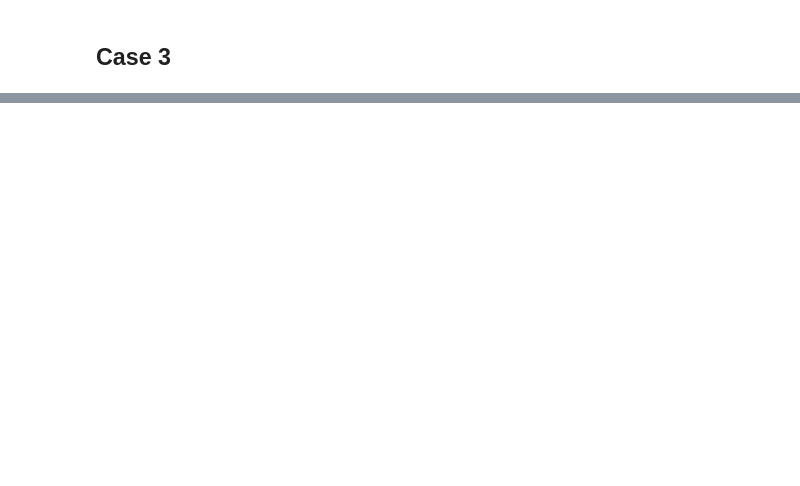
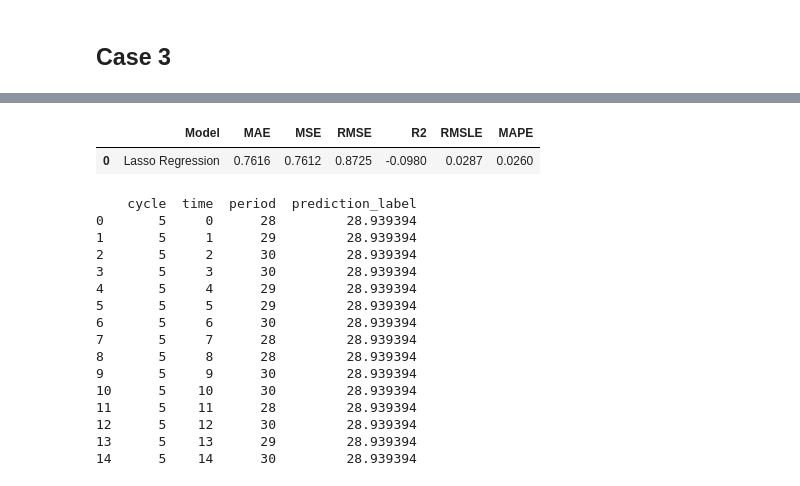
Before and after one commit to cilab-ufersa/period_cycle_prediction, a Jupyter notebook: period_cycle_prediction/arima.ipynb, the cells around one changed output, grey strips where cells are left out. Saved outputs shown, nothing was run; the diff lists cells and outputs as text; code cells hidden in the pictures; blank space fills up the shorter version.

```diff
--- a/period_cycle_prediction/arima.ipynb
+++ b/period_cycle_prediction/arima.ipynb
@@ -222,0 +266,28 @@ Attributes:
+# %%
+# predicition with best model
+
+best_model = create_model('lasso')
+
+# predict unseen data
+
+unseen_predictions = predict_model(best_model, data=input_test_total_regular_cycle_df)
+print(unseen_predictions)
+# %% [output]
+|  | Model | MAE | MSE | RMSE | R2 | RMSLE | MAPE |
+| 0 | Lasso Regression | 0.7616 | 0.7612 | 0.8725 | -0.0980 | 0.0287 | 0.0260 |
+    cycle  time  period  prediction_label
+0       5     0      28         28.939394
+1       5     1      29         28.939394
+2       5     2      30         28.939394
+3       5     3      30         28.939394
+4       5     4      29         28.939394
+5       5     5      29         28.939394
+6       5     6      30         28.939394
+7       5     7      28         28.939394
+8       5     8      28         28.939394
+9       5     9      30         28.939394
+10      5    10      30         28.939394
+11      5    11      28         28.939394
+12      5    12      30         28.939394
+13      5    13      29         28.939394
+14      5    14      30         28.939394
```
Also changed, not shown: parts of 23 cells of this notebook.
